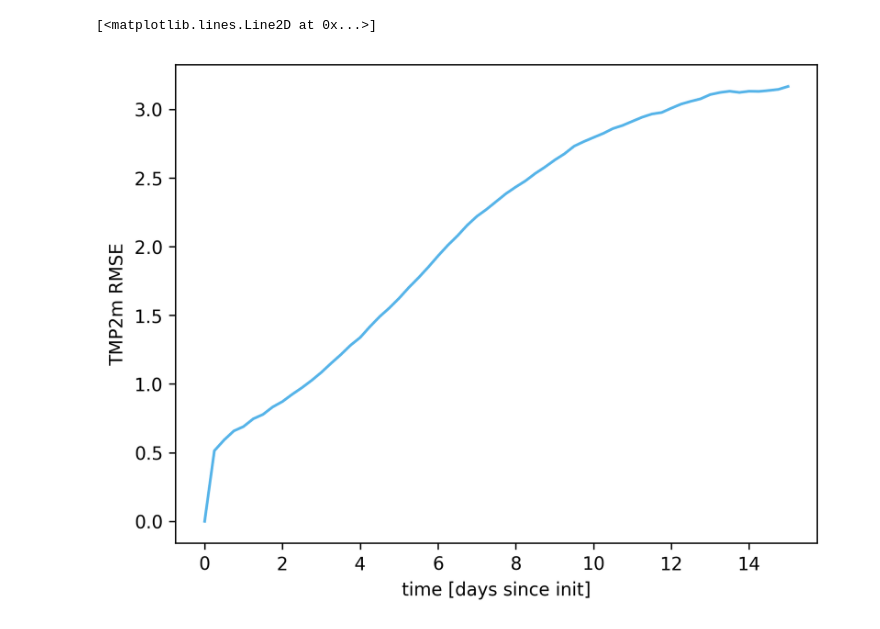
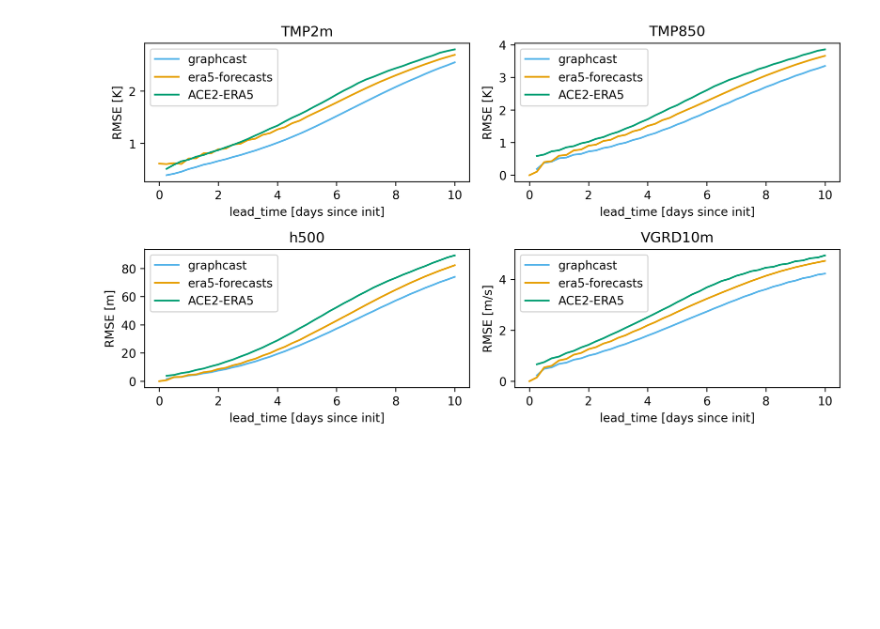
Before and after one commit to ai2cm/ace2-paper, a Jupyter notebook: notebooks/era5_weather_skill.ipynb, the cells around one changed output. Saved outputs shown, nothing was run; the diff lists cells and outputs as text; code cells hidden in the pictures; blank space fills up the shorter version.

Commit message:
Add weather skill

```diff
--- a/notebooks/era5_weather_skill.ipynb
+++ b/notebooks/era5_weather_skill.ipynb
@@ -9,5 +10,7 @@ plt.rcParams['figure.dpi'] = 300
 # %%
 wandb_id = ERA5_BEST_INFERENCE_WANDB_RUN_IDS['15day']
 wandb_project = "ace"
-variable_names = ["TMP2m", "TMP850", "h500", "VGRD10m", "UGRD10m", "total_water_path"]
+variable_names = ["TMP2m", "TMP850", "h500", "VGRD10m"]
 units = {"TMP2m": "K", "TMP850": "K", "h500": "m", "VGRD10m": "m/s", "UGRD10m": "m/s", "total_water_path": "kg/m^2"}
+WEATHERBENCH_URL = 'gs://weatherbench2/results/240x121/deterministic/{model}_vs_era_2020_deterministic.nc'
+WEATHERBENCH_MODELS = ['graphcast', 'era5-forecasts']
@@ -14,3 +62,5 @@ units = {"TMP2m": "K", "TMP850": "K", "h500": "m", "VGRD10m": "m/s", "UGRD10m":
 # %%
 rmse_metric_names = [f"inference/mean/weighted_rmse/{name}" for name in variable_names]
-metrics = wandb_to_xarray(wandb_project, wandb_id, rmse_metric_names, n_steps=61)
+metrics_ace2 = wandb_to_xarray(wandb_project, wandb_id, rmse_metric_names, samples=61)
+metrics_ace2 = metrics_ace2.rename_vars({name: name.split('/')[-1] for name in rmse_metric_names})
+metrics_ace2
@@ -31,9 +77,24 @@ Data variables:
-# %%
-for name in metrics:
-    shortname = name.split("/")[-1]
-    metrics[name].attrs["long_name"] = shortname + " RMSE"
-# %%
-metrics['inference/mean/weighted_rmse/TMP2m'].plot()
-# %% [output]
-[<matplotlib.lines.Line2D at 0x...>]
-[figure, removed]
+# %%
+ds = xr.concat(
+    [
+        weatherbench_data,
+        metrics_ace2.assign_coords({"model": "ACE2-ERA5"}).isel(lead_time=slice(1, 41)),
+    ],
+    dim="model",
+    join="outer",
+)
+for name in ds:
+    if name in units:
+        ds[name].attrs["units"] = units[name]
+    ds[name].attrs["long_name"] = 'RMSE'
+# %%
+fig, ax = plt.subplots(2, len(variable_names) // 2, figsize=(9, 5))
+ax = ax.flatten()
+for i, name in enumerate(variable_names):
+    ds[name].plot(ax=ax[i], hue='model')
+    ax[i].set_title(name)
+    ax[i].get_legend().set_title(None)
+fig.tight_layout()
+fig.savefig('figures/weather_rmse.png', dpi=300)
+# %% [output]
+[figure, added]
```
Also changed, not shown: parts of 5 cells of this notebook, 2 other files.
